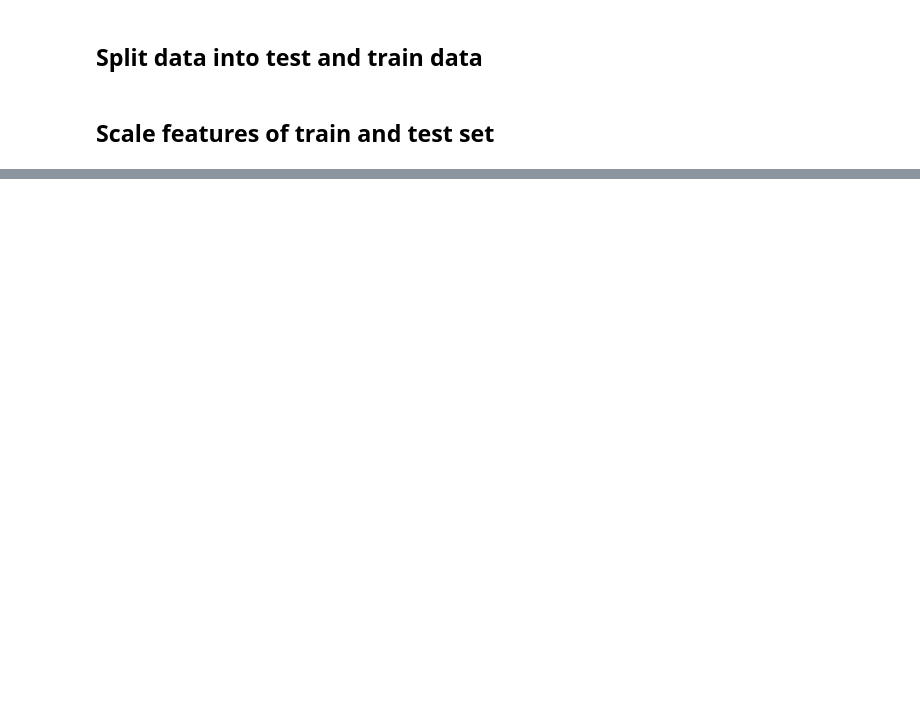
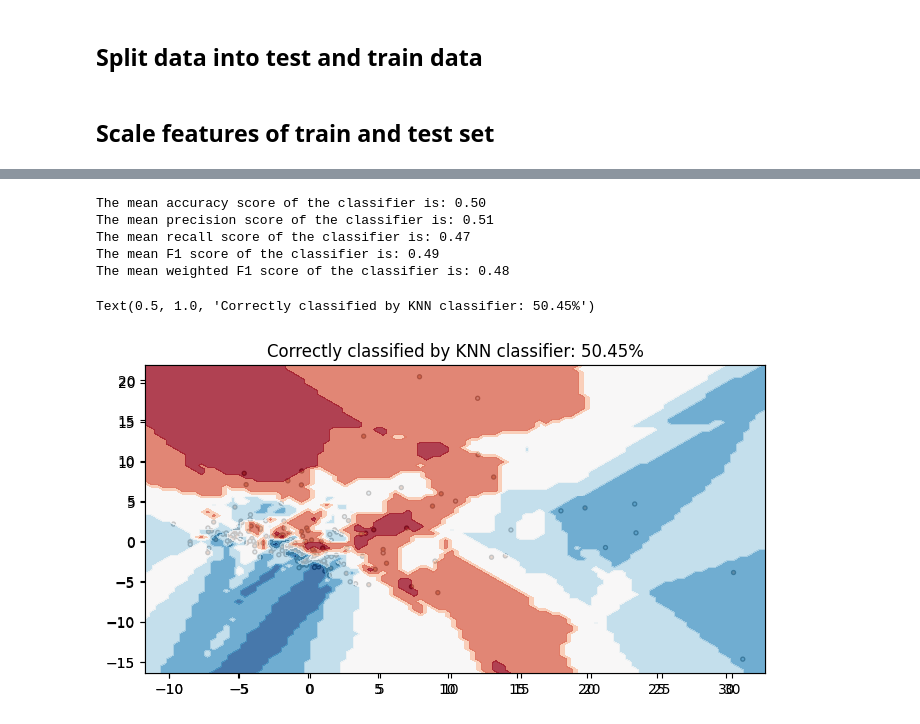
Before and after one commit to peterij/TM10007_Diagnosing_heart_disease, a Jupyter notebook: assignment.ipynb, the cells around one changed output, grey strips where cells are left out. Cells and saved outputs as stored; diff of their text form; code cells hidden in the pictures; blank space fills up the shorter version.

```diff
--- a/assignment.ipynb
+++ b/assignment.ipynb
@@ -221,42 +236,54 @@ def colorplot(clf, ax, x, y, h=100, precomputer=None):
 # %%
 # KNN classifier
 knn = KNeighborsClassifier()
 fig = plt.figure(figsize=(8,4))
 ax = fig.add_subplot()
 ax.scatter(X_pca[:, 0], X_pca[:, 1], marker='o', c=y,
         s=25, edgecolor='k', cmap=plt.cm.Paired)
 knn.fit(X_pca,y)
 ax = fig.add_subplot()
 ax.scatter(X_pca[:,0],X_pca[:,1],marker='o',c=y,s=8,edgecolor='k',cmap=plt.cm.Paired)
 colorplot(knn, ax, X_pca[:,0], X_pca[:,1])
-y_pred = pd.DataFrame(knn.predict(X_val_pca))
-correct = pd.DataFrame(y_val)
-percentage = pd.DataFrame((correct != y_pred).sum() / len(y_pred))
-percentage_value = percentage.iloc[:,:].values
-float_percentage = 100-(float(percentage_value)*100)
-rounded_percentage = "{:.2f}".format(float_percentage)
-t = "Correctly classified by KNN classifier: " + rounded_percentage + "%"
-ax.set_title(t)
+
+cv = StratifiedKFold(n_splits=5, shuffle=True, random_state=30)
 
 # Compute the accuracy of the classifier
-accuracy = accuracy_score(correct, y_pred)
-print(f"The accuracy of the classifier is {accuracy}")
+accuracy_scores = cross_val_score(knn, X_pca, y, cv=cv, scoring='accuracy')
+mean_accuracy_score = accuracy_scores.mean()
+print("The mean accuracy score of the classifier is: {:.2f}".format(mean_accuracy_score))
 
 # Compute the precision of the classifier
-precision = precision_score(correct, y_pred)
-print(f"The precision of the classifier is {precision}")
+precision_scores = cross_val_score(knn, X_pca, y, cv=cv, scoring='precision')
+mean_precision_score = precision_scores.mean()
+print("The mean precision score of the classifier is: {:.2f}".format(mean_precision_score))
 
 # Compute the recall of the classifier
-recall = recall_score(correct, y_pred)
-print(f"The recall of the classifier is {recall}")
+recall_scores = cross_val_score(knn, X_pca, y, cv=cv, scoring='recall')
+mean_recall_score = recall_scores.mean()
+print("The mean recall score of the classifier is: {:.2f}".format(mean_recall_score))
 
 # Compute the F1 score of the classifier
-f1 = f1_score(correct, y_pred)
-print(f"The F1 score of the classifier is {f1}")
+f1_scores = cross_val_score(knn, X_pca, y, cv=cv, scoring='f1')
+mean_f1_score = f1_scores.mean()
+print("The mean F1 score of the classifier is: {:.2f}".format(mean_f1_score))
 
 # Compute the weighted F1 score of the classifier
-fbeta = fbeta_score(correct, y_pred, beta=2)
-print(f"The weighted F1 score of the classifier is {fbeta}")
+fbeta_scorer = make_scorer(fbeta_score, beta=2)
+fbeta_scores = cross_val_score(knn, X_pca, y, cv=cv, scoring=fbeta_scorer)
+mean_fbeta_score = fbeta_scores.mean()
+print("The mean weighted F1 score of the classifier is: {:.2f}".format(mean_fbeta_score))
+
+mean_accuracy_score_rounded = "{:.2f}".format(mean_accuracy_score*100)
+t = "Correctly classified by KNN classifier: " + mean_accuracy_score_rounded + "%"
+ax.set_title(t)
+# %% [output]
+The mean accuracy score of the classifier is: 0.50
+The mean precision score of the classifier is: 0.51
+The mean recall score of the classifier is: 0.47
+The mean F1 score of the classifier is: 0.49
+The mean weighted F1 score of the classifier is: 0.48
+Text(0.5, 1.0, 'Correctly classified by KNN classifier: 50.45%')
+[figure, added]
 # %%
 # Quadratic Discriminant Analysis
 qda = QuadraticDiscriminantAnalysis()
```
Also changed, not shown: parts of 12 cells of this notebook.
